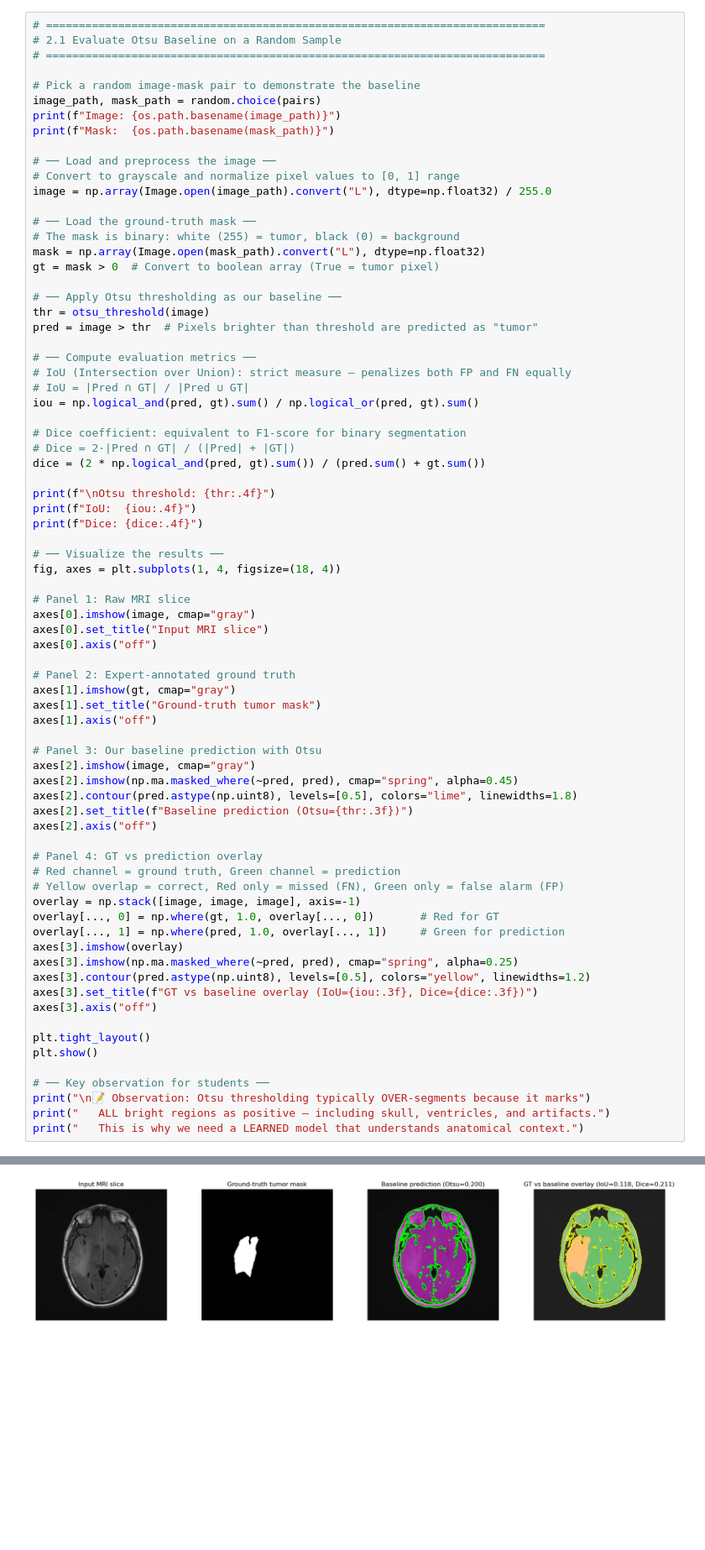
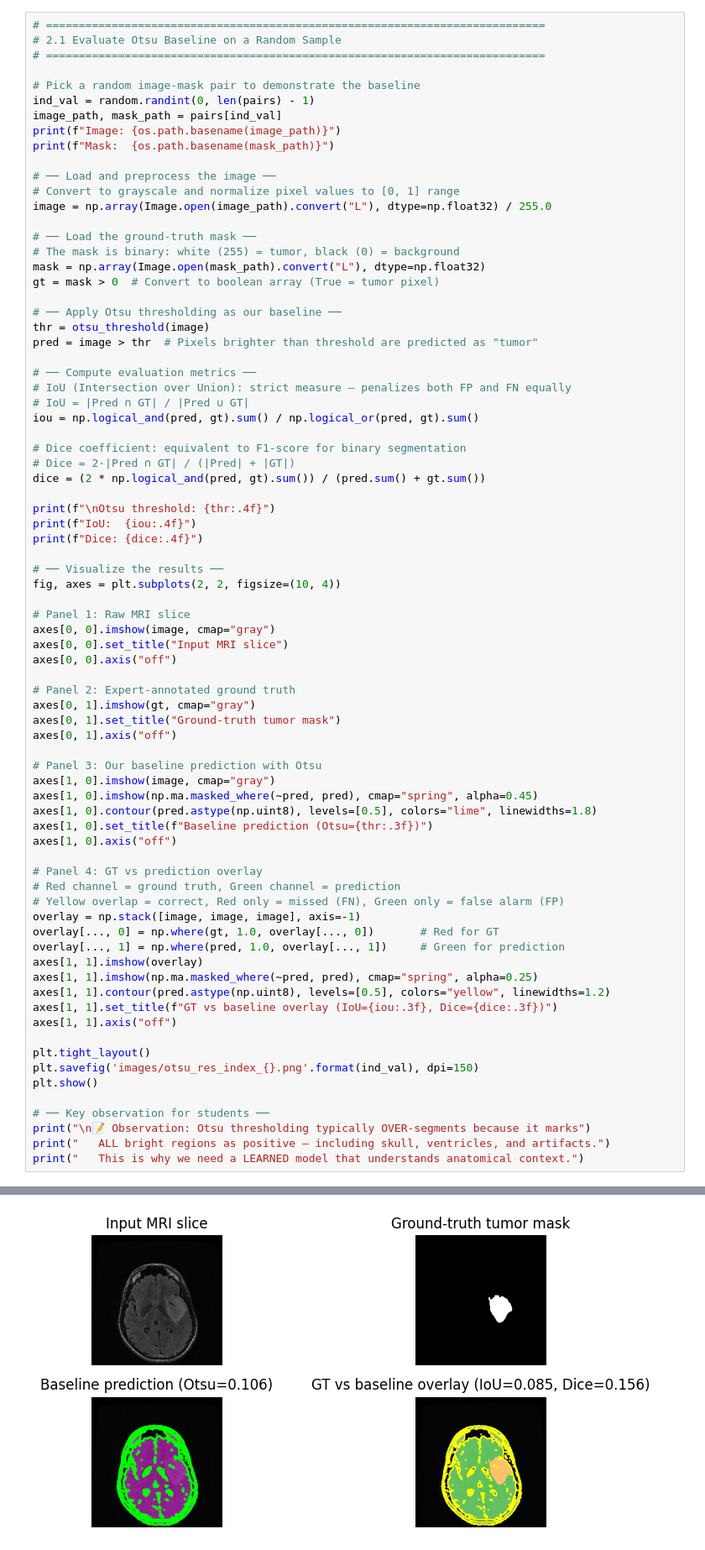
Before and after one commit to diegoolguinw/brain_mri_analyzer, a Jupyter notebook: brain_segmentation.ipynb, the cells around one changed output, grey strips where cells are left out. Shown at 84% size. Drawn from its saved outputs; the diff is of its cells as text; blank space fills up the shorter version.

```diff
--- a/brain_segmentation.ipynb
+++ b/brain_segmentation.ipynb
@@ -168,7 +172,8 @@ Before jumping to deep learning, it's important to establish a **baseline** usin
 # ============================================================================
 
 # Pick a random image-mask pair to demonstrate the baseline
-image_path, mask_path = random.choice(pairs)
+ind_val = random.randint(0, len(pairs) - 1)
+image_path, mask_path = pairs[ind_val]
 print(f"Image: {os.path.basename(image_path)}")
 print(f"Mask:  {os.path.basename(mask_path)}")
 
@@ -199,24 +204,24 @@ print(f"IoU:  {iou:.4f}")
 print(f"Dice: {dice:.4f}")
 
 # ── Visualize the results ──
-fig, axes = plt.subplots(1, 4, figsize=(18, 4))
+fig, axes = plt.subplots(2, 2, figsize=(10, 4))
 
 # Panel 1: Raw MRI slice
-axes[0].imshow(image, cmap="gray")
-axes[0].set_title("Input MRI slice")
-axes[0].axis("off")
+axes[0, 0].imshow(image, cmap="gray")
+axes[0, 0].set_title("Input MRI slice")
+axes[0, 0].axis("off")
 
 # Panel 2: Expert-annotated ground truth
-axes[1].imshow(gt, cmap="gray")
-axes[1].set_title("Ground-truth tumor mask")
-axes[1].axis("off")
+axes[0, 1].imshow(gt, cmap="gray")
+axes[0, 1].set_title("Ground-truth tumor mask")
+axes[0, 1].axis("off")
 
 # Panel 3: Our baseline prediction with Otsu
-axes[2].imshow(image, cmap="gray")
-axes[2].imshow(np.ma.masked_where(~pred, pred), cmap="spring", alpha=0.45)
-axes[2].contour(pred.astype(np.uint8), levels=[0.5], colors="lime", linewidths=1.8)
-axes[2].set_title(f"Baseline prediction (Otsu={thr:.3f})")
-axes[2].axis("off")
+axes[1, 0].imshow(image, cmap="gray")
+axes[1, 0].imshow(np.ma.masked_where(~pred, pred), cmap="spring", alpha=0.45)
+axes[1, 0].contour(pred.astype(np.uint8), levels=[0.5], colors="lime", linewidths=1.8)
+axes[1, 0].set_title(f"Baseline prediction (Otsu={thr:.3f})")
+axes[1, 0].axis("off")
 
 # Panel 4: GT vs prediction overlay
 # Red channel = ground truth, Green channel = prediction
@@ -224,13 +229,14 @@ axes[2].axis("off")
 overlay = np.stack([image, image, image], axis=-1)
 overlay[..., 0] = np.where(gt, 1.0, overlay[..., 0])       # Red for GT
 overlay[..., 1] = np.where(pred, 1.0, overlay[..., 1])     # Green for prediction
-axes[3].imshow(overlay)
-axes[3].imshow(np.ma.masked_where(~pred, pred), cmap="spring", alpha=0.25)
-axes[3].contour(pred.astype(np.uint8), levels=[0.5], colors="yellow", linewidths=1.2)
-axes[3].set_title(f"GT vs baseline overlay (IoU={iou:.3f}, Dice={dice:.3f})")
-axes[3].axis("off")
+axes[1, 1].imshow(overlay)
+axes[1, 1].imshow(np.ma.masked_where(~pred, pred), cmap="spring", alpha=0.25)
+axes[1, 1].contour(pred.astype(np.uint8), levels=[0.5], colors="yellow", linewidths=1.2)
+axes[1, 1].set_title(f"GT vs baseline overlay (IoU={iou:.3f}, Dice={dice:.3f})")
+axes[1, 1].axis("off")
 
 plt.tight_layout()
+plt.savefig('images/otsu_res_index_{}.png'.format(ind_val), dpi=150)
 plt.show()
 
 # ── Key observation for students ──
@@ -246 +253 @@ Dice: 0.2113
-[figure, old version]
+[figure, new version]
```
Also changed, not shown: parts of 19 cells of this notebook, 32 other files.
